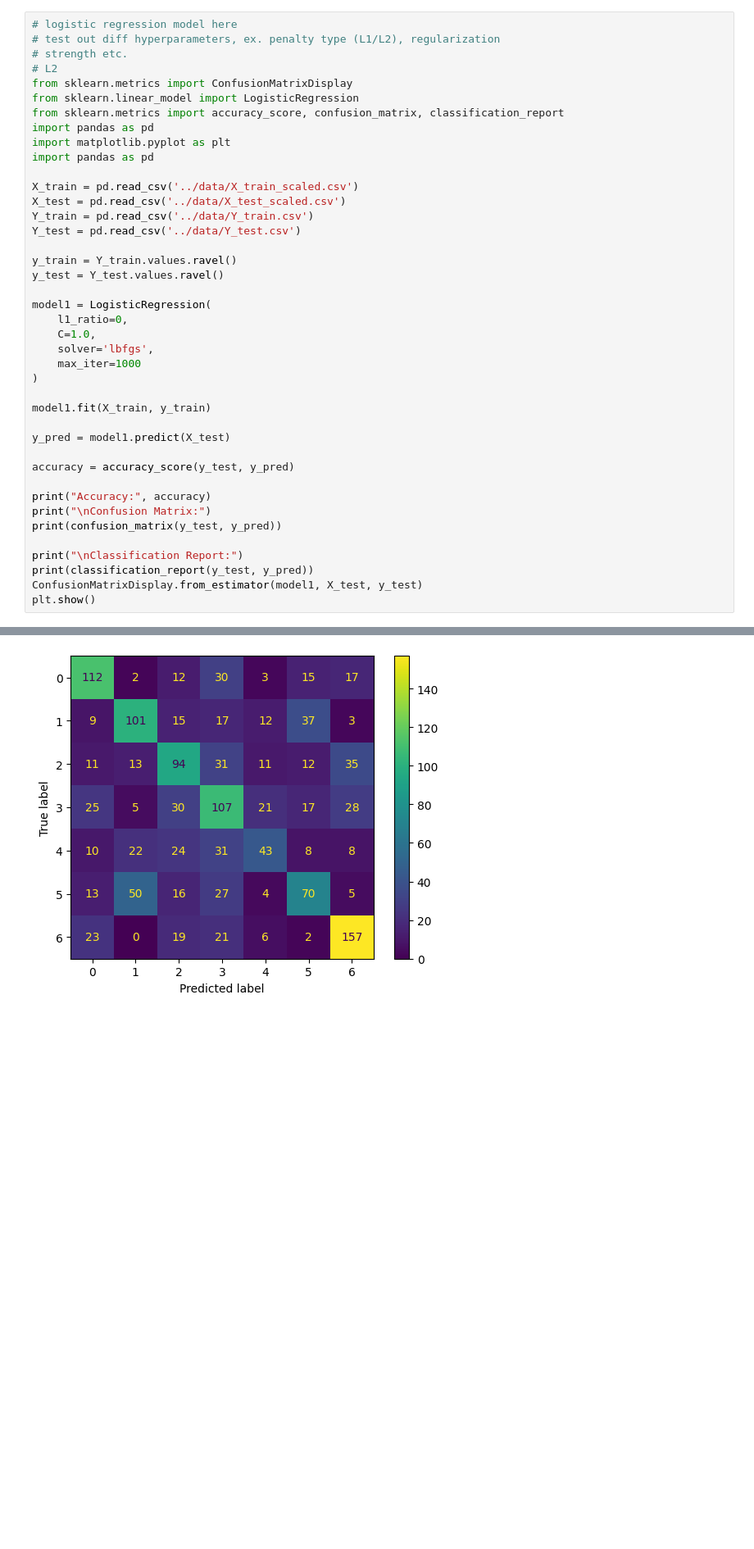
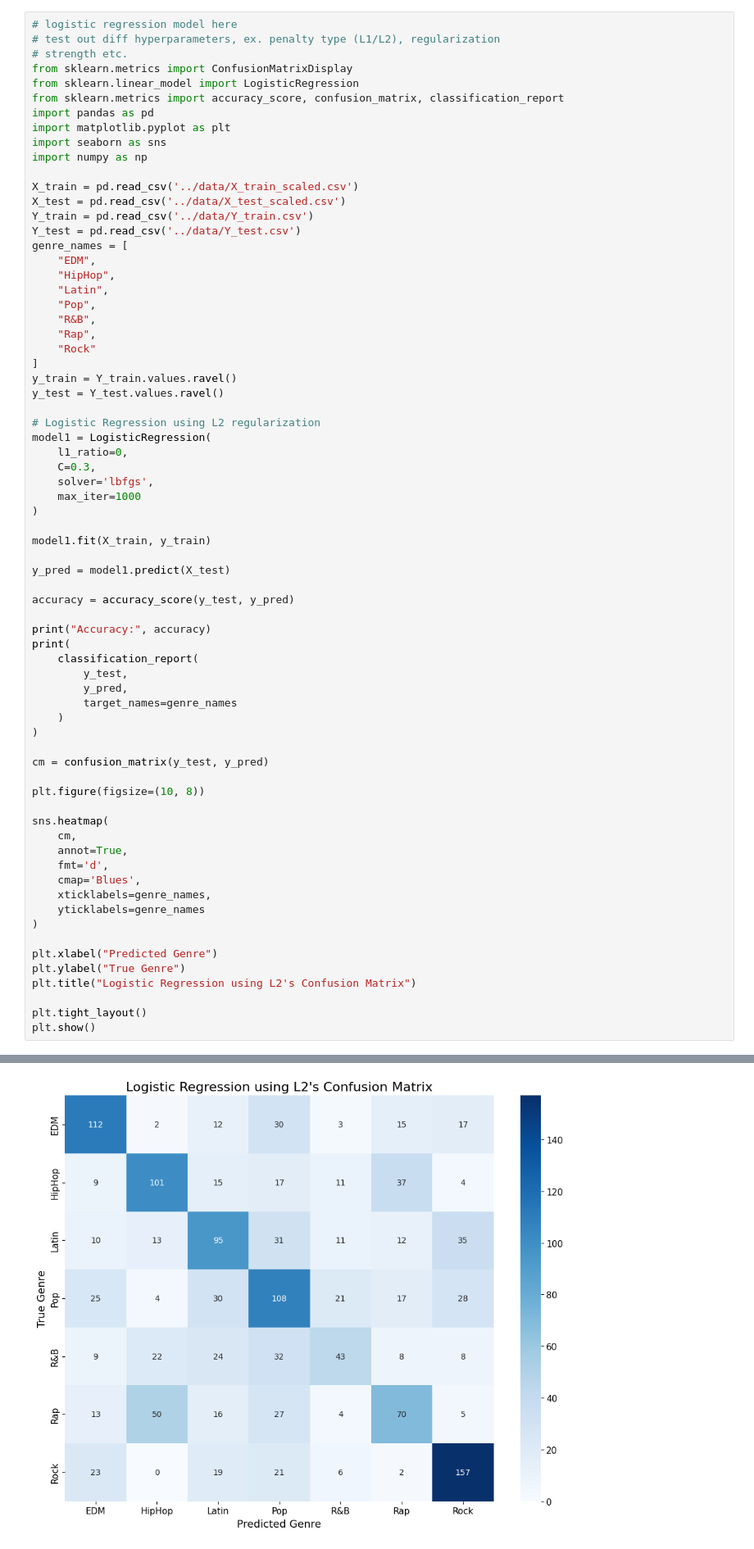
Before and after one commit to cooogus/ECS-171_Research_Project, a Jupyter notebook: models/logistic_regression.ipynb, the cells around one changed output, grey strips where cells are left out. Shown at 82% size. Drawn from its saved outputs; the diff is of its cells as text; blank space fills up the shorter version.

```diff
--- a/models/logistic_regression.ipynb
+++ b/models/logistic_regression.ipynb
@@ -4,25 +6,34 @@
 # logistic regression model here
 # test out diff hyperparameters, ex. penalty type (L1/L2), regularization
 # strength etc.
-# L2
 from sklearn.metrics import ConfusionMatrixDisplay
 from sklearn.linear_model import LogisticRegression
 from sklearn.metrics import accuracy_score, confusion_matrix, classification_report
 import pandas as pd
 import matplotlib.pyplot as plt
-import pandas as pd
+import seaborn as sns
+import numpy as np
 
 X_train = pd.read_csv('../data/X_train_scaled.csv')
 X_test = pd.read_csv('../data/X_test_scaled.csv')
 Y_train = pd.read_csv('../data/Y_train.csv')
 Y_test = pd.read_csv('../data/Y_test.csv')
-
+genre_names = [
+    "EDM",
+    "HipHop",
+    "Latin",
+    "Pop",
+    "R&B",
+    "Rap",
+    "Rock"
+]
 y_train = Y_train.values.ravel()
 y_test = Y_test.values.ravel()
 
+# Logistic Regression using L2 regularization
 model1 = LogisticRegression(
     l1_ratio=0,
-    C=1.0,
+    C=0.3,
     solver='lbfgs',
     max_iter=1000
 )
@@ -34,11 +45,31 @@ y_pred = model1.predict(X_test)
 accuracy = accuracy_score(y_test, y_pred)
 
 print("Accuracy:", accuracy)
-print("\nConfusion Matrix:")
-print(confusion_matrix(y_test, y_pred))
+print(
+    classification_report(
+        y_test,
+        y_pred,
+        target_names=genre_names
+    )
+)
 
-print("\nClassification Report:")
-print(classification_report(y_test, y_pred))
-ConfusionMatrixDisplay.from_estimator(model1, X_test, y_test)
+cm = confusion_matrix(y_test, y_pred)
+
+plt.figure(figsize=(10, 8))
+
+sns.heatmap(
+    cm,
+    annot=True,
+    fmt='d',
+    cmap='Blues',
+    xticklabels=genre_names,
+    yticklabels=genre_names
+)
+
+plt.xlabel("Predicted Genre")
+plt.ylabel("True Genre")
+plt.title("Logistic Regression using L2's Confusion Matrix")
+
+plt.tight_layout()
 plt.show()
 # %% [output]
@@ -62,2 +90,2 @@ weighted avg       0.49      0.49      0.49      1384
-[figure, old version]
+[figure, new version]
 # %%
```
Also changed, not shown: parts of 6 cells of this notebook.
